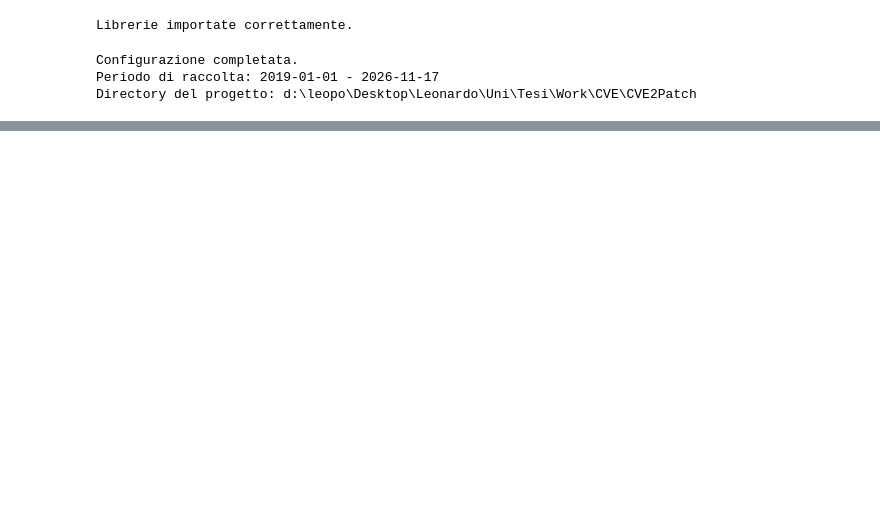
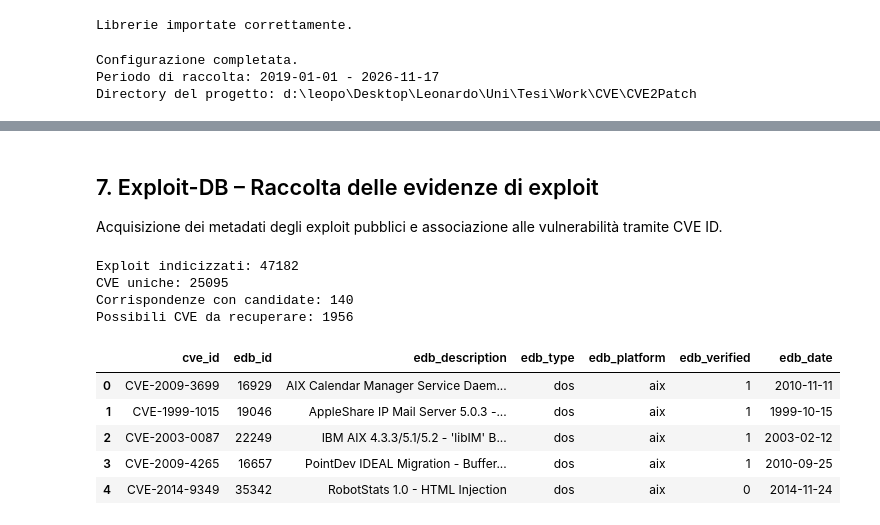
Before and after one commit to kuro1999/Work, a Jupyter notebook: CVE/cve.ipynb, the cells around one changed output, grey strips where cells are left out. Saved outputs shown, nothing was run; the diff lists cells and outputs as text; code cells hidden in the pictures; blank space fills up the shorter version.

```diff
--- a/CVE/cve.ipynb
+++ b/CVE/cve.ipynb
@@ -119,0 +420,78 @@ print(f"\nRaccolta completata: {total_cves} CVE")
+# %% [markdown]
+## 7. Exploit-DB – Raccolta delle evidenze di exploit
+
+Acquisizione dei metadati degli exploit pubblici e associazione
+alle vulnerabilità tramite CVE ID.
+# %%
+# Cella 7: Acquisizione dati Exploit-DB
+
+EDB_URL = (
+    "https://gitlab.com/exploit-database/"
+    "exploitdb/-/raw/main/files_exploits.csv"
+)
+
+edb_file = RAW_DIR / "exploitdb.csv"
+
+# Download con caching locale
+if not edb_file.exists():
+    response = requests.get(EDB_URL, timeout=120)
+    response.raise_for_status()
+    edb_file.write_bytes(response.content)
+
+# Lettura del dataset
+edb_data = pd.read_csv(edb_file).fillna("")
+
+edb_records = []
+
+for _, row in edb_data.iterrows():
+
+    cve_ids = set(re.findall(
+        r"CVE-\d{4}-\d{4,}",
+        str(row.get("codes", "")).upper()
+    ))
+
+    for cve_id in sorted(cve_ids):
+
+        edb_records.append({
+            "cve_id": cve_id,
+            "edb_id": row.get("id"),
+            "edb_description": row.get("description"),
+            "edb_type": row.get("type"),
+            "edb_platform": row.get("platform"),
+            "edb_verified": row.get("verified"),
+            "edb_date": row.get("date_published")
+        })
+
+df_edb = pd.DataFrame(edb_records).drop_duplicates()
+
+df_edb.to_csv(
+    PROCESSED_DIR / "exploitdb.csv", index=False
+)
+
+# Incrocio con le CVE candidate
+edb_matches = df_candidates[
+    df_candidates["cve_id"].isin(df_edb["cve_id"])
+]
+
+# Possibili CVE da recuperare
+edb_recovery = df_unknown[
+    df_unknown["cve_id"].isin(df_edb["cve_id"])
+]
+
+print(f"Exploit indicizzati: {len(edb_data)}")
+print(f"CVE uniche: {df_edb['cve_id'].nunique()}")
+print(f"Corrispondenze con candidate: {len(edb_matches)}")
+print(f"Possibili CVE da recuperare: {len(edb_recovery)}")
+
+display(df_edb.head())
+# %% [output]
+Exploit indicizzati: 47182
+CVE uniche: 25095
+Corrispondenze con candidate: 140
+Possibili CVE da recuperare: 1956
+|  | cve_id | edb_id | edb_description | edb_type | edb_platform | edb_verified | edb_date |
+| 0 | CVE-2009-3699 | 16929 | AIX Calendar Manager Service Daem... | dos | aix | 1 | 2010-11-11 |
+| 1 | CVE-1999-1015 | 19046 | AppleShare IP Mail Server 5.0.3 -... | dos | aix | 1 | 1999-10-15 |
+| 2 | CVE-2003-0087 | 22249 | IBM AIX 4.3.3/5.1/5.2 - 'libIM' B... | dos | aix | 1 | 2003-02-12 |
+| 3 | CVE-2009-4265 | 16657 | PointDev IDEAL Migration - Buffer... | dos | aix | 1 | 2010-09-25 |
+| 4 | CVE-2014-9349 | 35342 | RobotStats 1.0 - HTML Injection | dos | aix | 0 | 2014-11-24 |
```
Also changed, not shown: parts of 10 cells of this notebook.
